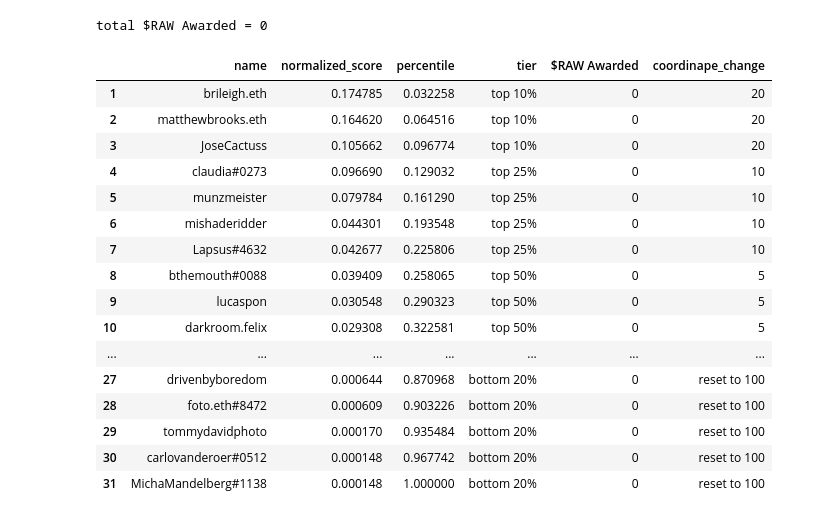
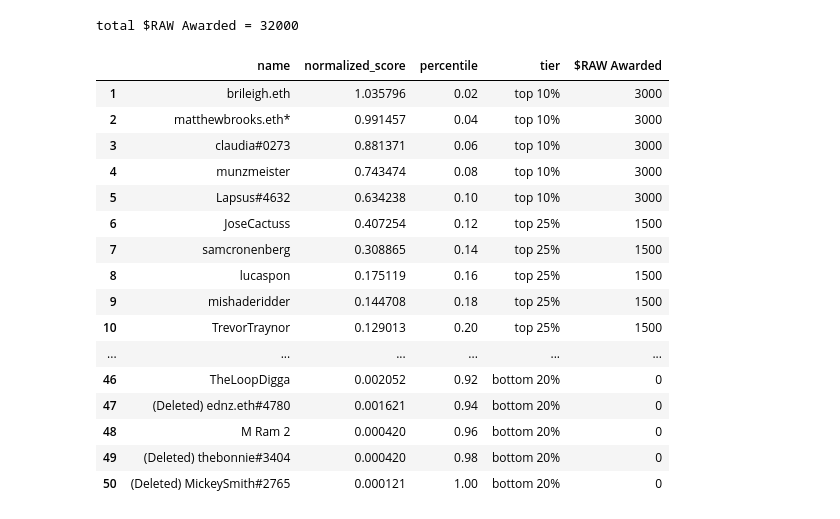
Before and after one commit to lucaspon/raw-compensation, a Jupyter notebook: RAW - Compensation.ipynb, the cells around one changed output. Saved outputs shown, nothing was run; the diff lists cells and outputs as text; code cells hidden in the pictures.

```diff
--- a/RAW - Compensation.ipynb
+++ b/RAW - Compensation.ipynb
@@ -58,7 +172,7 @@ total_give = {}
 for file in os.listdir('./coordinape_data'):
   try:
     # read data from coordinape files
-    key = re.search('DAO-(.+?)-', file).group(1).lower()
+    key = file.split(".")[0]
     # print(key)
     dfs[key] = pd.read_csv('./coordinape_data/'+ file)
 
@@ -114,0 +212,12 @@ df_export[['name','total_budget_of_area','received','percent_comp','eth_compensa
+# %%
+# PRINT VOTES PER MEMBER PER AREA
+df_export[['name','total_budget_of_area','received','percent_comp','eth_compensation']]
+df_export_2 = df_export.reset_index()
+df_export_2 = df_export_2.rename(columns={'level_0': 'filename'})
+df_export_2['month'] = df_export_2['filename'].str[-1:]
+
+# get total monthly budgets
+df_budgets = pd.DataFrame(list(total_monthly_budget.items()), columns=['month', 'total_months_budget'])
+
+df_left = pd.merge(df_export_2,df_budgets, on='month', how='left')
+df_left
@@ -136,13 +259,13 @@ comp_df[['name','eth_compensation']]
 # %%
 # CALCULATE RANKINGS FOR LONG TERM COMP MODEL
 
-df_rankings = df_export.reset_index()
+df_rankings = df_left.reset_index()
 
 # This is where we get into a discussion of how exactly to normalize the ranking. The approach I've chosen here is to weigh each member's score by the areas budget,
 # which is equivalent to using their ETH compensation as the score measurement. This way, members who are performing in areas with higher budget (deemed more important)
 # will score higher in the rankings.
 
-df_rankings['normalized_score'] = df_rankings['percent_comp'] * df_rankings['total_budget_of_area']/total_final_budget # score weighted by area's budget
+df_rankings['normalized_score'] = df_rankings['percent_comp'] * df_rankings['total_budget_of_area']/df_rankings['total_months_budget'] # score weighted by area's budget
 df_rankings = df_rankings[['name','address','normalized_score','area']]
 df_rankings = df_rankings.groupby(by=['name','address']).sum()
 df_rankings = df_rankings.sort_values(by=['normalized_score'], ascending = False).reset_index()
@@ -159,56 +282,56 @@ conditions = [
 ]
 
 tier = [
     'top 10%',
     'top 25%',
     'top 50%',
     'bottom 50%',
     'bottom 20%'
 ]
 
 tokens_awarded = [
-    0,
-    0,
-    0,
+    3000,
+    1500,
+    500,
     0,
     0
 ]
 
 coordinape = [
     20,
     10,
     5,
     0,
     'reset to 100'
 ]
 
 
 df_rankings['tier'] = np.select(conditions, tier)
 df_rankings['$RAW Awarded'] = np.select(conditions, tokens_awarded)
-df_rankings['coordinape_change'] = np.select(conditions, coordinape)
+# df_rankings['coordinape_change'] = np.select(conditions, coordinape)
 
 
 print('total $RAW Awarded = ' + str(df_rankings['$RAW Awarded'].sum()))
-df_rankings[['name','normalized_score', 'percentile', 'tier', '$RAW Awarded', 'coordinape_change']]
+df_rankings[['name','normalized_score', 'percentile', 'tier', '$RAW Awarded']]
 # %% [output]
-total $RAW Awarded = 0
+total $RAW Awarded = 32000
-|  | name | normalized_score | percentile | tier | $RAW Awarded | coordinape_change |
-| 1 | brileigh.eth | 0.174785 | 0.032258 | top 10% | 0 | 20 |
-| 2 | matthewbrooks.eth | 0.164620 | 0.064516 | top 10% | 0 | 20 |
-| 3 | JoseCactuss | 0.105662 | 0.096774 | top 10% | 0 | 20 |
-| 4 | claudia#0273 | 0.096690 | 0.129032 | top 25% | 0 | 10 |
-| 5 | munzmeister | 0.079784 | 0.161290 | top 25% | 0 | 10 |
-| 6 | mishaderidder | 0.044301 | 0.193548 | top 25% | 0 | 10 |
-| 7 | Lapsus#4632 | 0.042677 | 0.225806 | top 25% | 0 | 10 |
-| 8 | bthemouth#0088 | 0.039409 | 0.258065 | top 50% | 0 | 5 |
-| 9 | lucaspon | 0.030548 | 0.290323 | top 50% | 0 | 5 |
-| 10 | darkroom.felix | 0.029308 | 0.322581 | top 50% | 0 | 5 |
-| ... | ... | ... | ... | ... | ... | ... |
-| 27 | drivenbyboredom | 0.000644 | 0.870968 | bottom 20% | 0 | reset to 100 |
-| 28 | foto.eth#8472 | 0.000609 | 0.903226 | bottom 20% | 0 | reset to 100 |
-| 29 | tommydavidphoto | 0.000170 | 0.935484 | bottom 20% | 0 | reset to 100 |
-| 30 | carlovanderoer#0512 | 0.000148 | 0.967742 | bottom 20% | 0 | reset to 100 |
-| 31 | MichaMandelberg#1138 | 0.000148 | 1.000000 | bottom 20% | 0 | reset to 100 |
+|  | name | normalized_score | percentile | tier | $RAW Awarded |
+| 1 | brileigh.eth | 1.035796 | 0.02 | top 10% | 3000 |
+| 2 | matthewbrooks.eth* | 0.991457 | 0.04 | top 10% | 3000 |
+| 3 | claudia#0273 | 0.881371 | 0.06 | top 10% | 3000 |
+| 4 | munzmeister | 0.743474 | 0.08 | top 10% | 3000 |
+| 5 | Lapsus#4632 | 0.634238 | 0.10 | top 10% | 3000 |
+| 6 | JoseCactuss | 0.407254 | 0.12 | top 25% | 1500 |
+| 7 | samcronenberg | 0.308865 | 0.14 | top 25% | 1500 |
+| 8 | lucaspon | 0.175119 | 0.16 | top 25% | 1500 |
+| 9 | mishaderidder | 0.144708 | 0.18 | top 25% | 1500 |
+| 10 | TrevorTraynor | 0.129013 | 0.20 | top 25% | 1500 |
+| ... | ... | ... | ... | ... | ... |
+| 46 | TheLoopDigga | 0.002052 | 0.92 | bottom 20% | 0 |
+| 47 | (Deleted) ednz.eth#4780 | 0.001621 | 0.94 | bottom 20% | 0 |
+| 48 | M Ram 2 | 0.000420 | 0.96 | bottom 20% | 0 |
+| 49 | (Deleted) thebonnie#3404 | 0.000420 | 0.98 | bottom 20% | 0 |
+| 50 | (Deleted) MickeySmith#2765 | 0.000121 | 1.00 | bottom 20% | 0 |
 # %%
 # EXPORT RESULTS TO EXCEL
 from pathlib import Path
```
Also changed, not shown: parts of 7 cells of this notebook, 1 other file.
